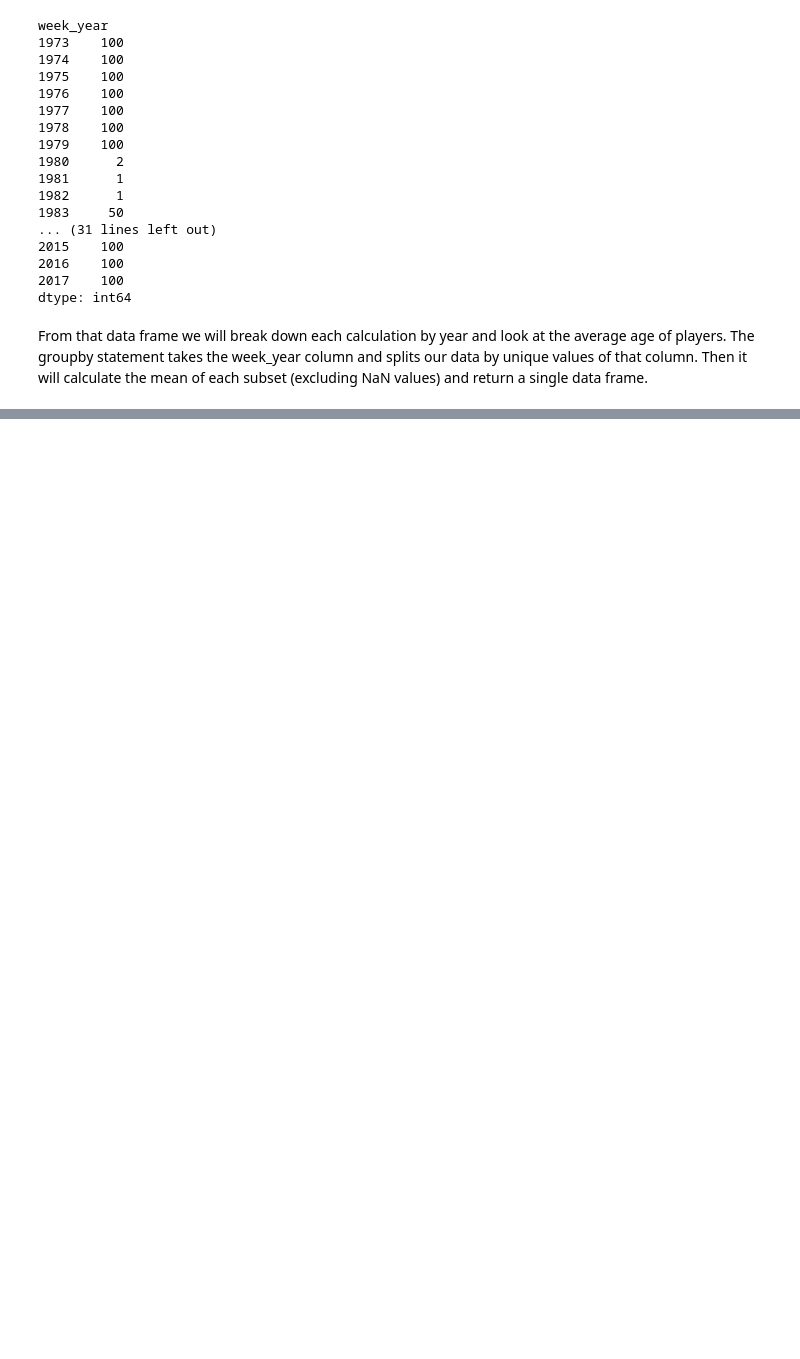
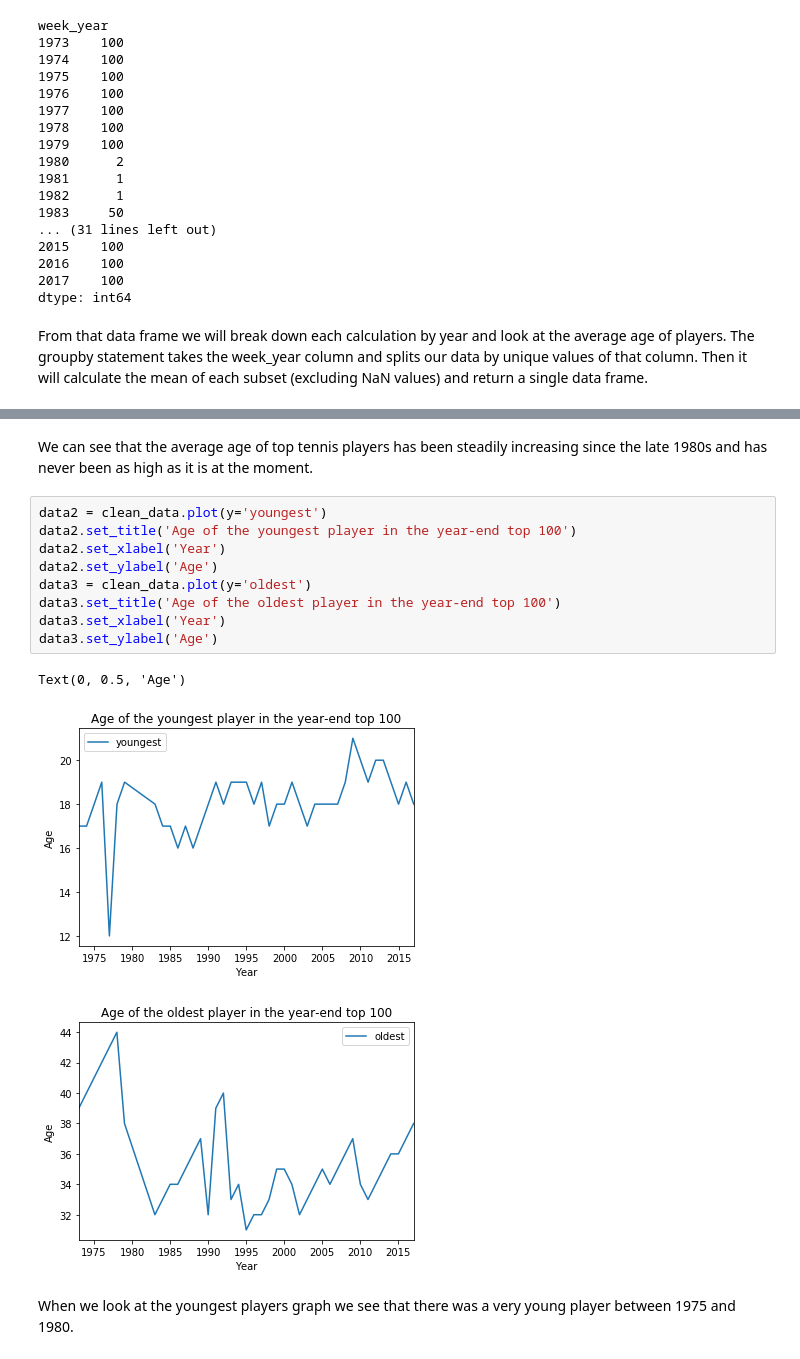
Before and after one commit to tuule/atp-rankings-stats, a Jupyter notebook: atp-rankings-stats.ipynb, the cells around one changed output, grey strips where cells are left out. Cells and saved outputs as stored; diff of their text form; blank space fills up the shorter version.

```diff
--- a/atp-rankings-stats.ipynb
+++ b/atp-rankings-stats.ipynb
@@ -138 +193,18 @@ From that data frame we will break down each calculation by year and look at the
+# %% [markdown]
+We can see that the average age of top tennis players has been steadily increasing since the late 1980s and has never been as high as it is at the moment.
+# %%
+data2 = clean_data.plot(y='youngest')
+data2.set_title('Age of the youngest player in the year-end top 100')
+data2.set_xlabel('Year')
+data2.set_ylabel('Age')
+data3 = clean_data.plot(y='oldest')
+data3.set_title('Age of the oldest player in the year-end top 100')
+data3.set_xlabel('Year')
+data3.set_ylabel('Age')
+# %% [output]
+Text(0, 0.5, 'Age')
+[figure, added]
+[figure, added]
+# %% [markdown]
+When we look at the youngest players graph we see that there was a very young player between 1975 and 1980.
 # %%
```
Also changed, not shown: parts of 26 cells of this notebook.
